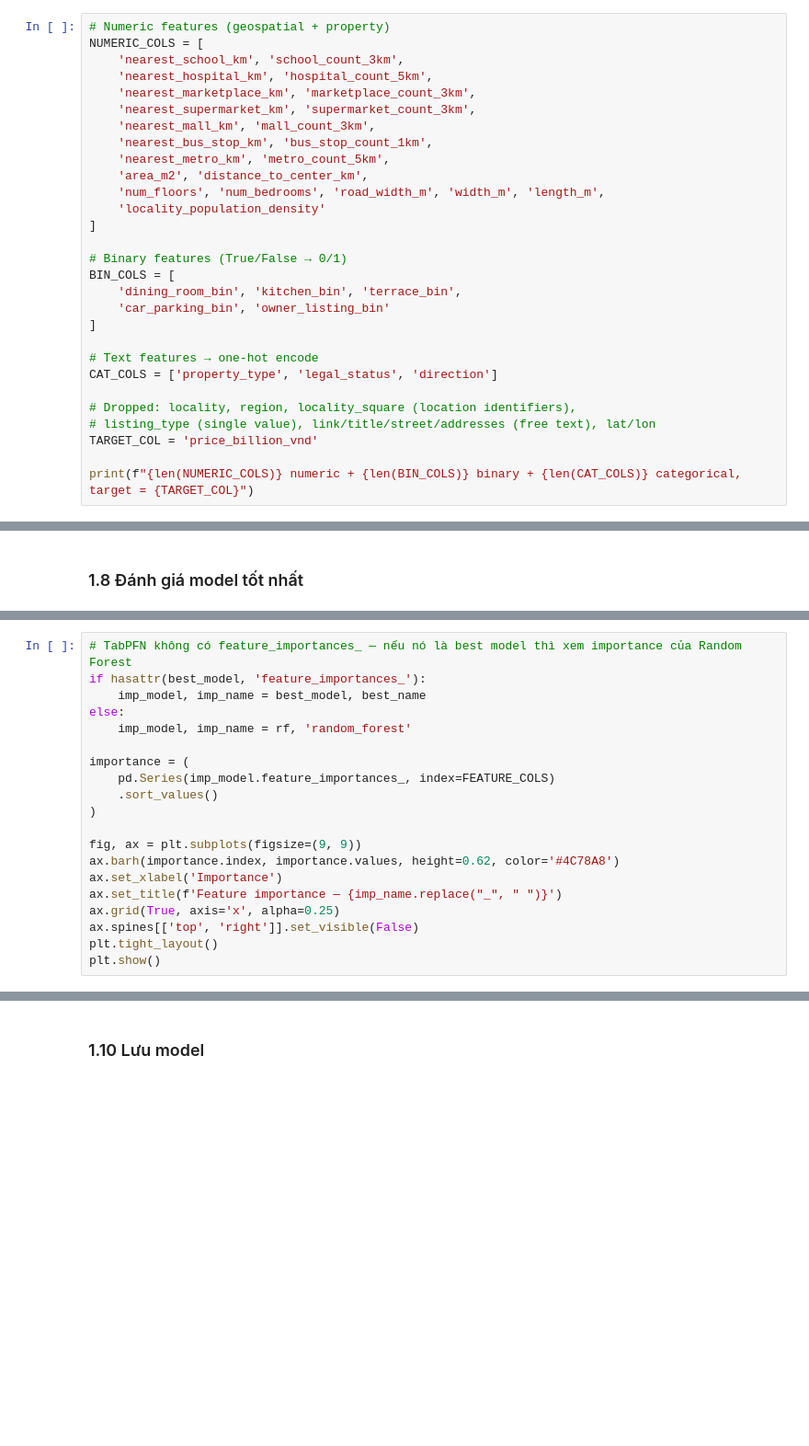
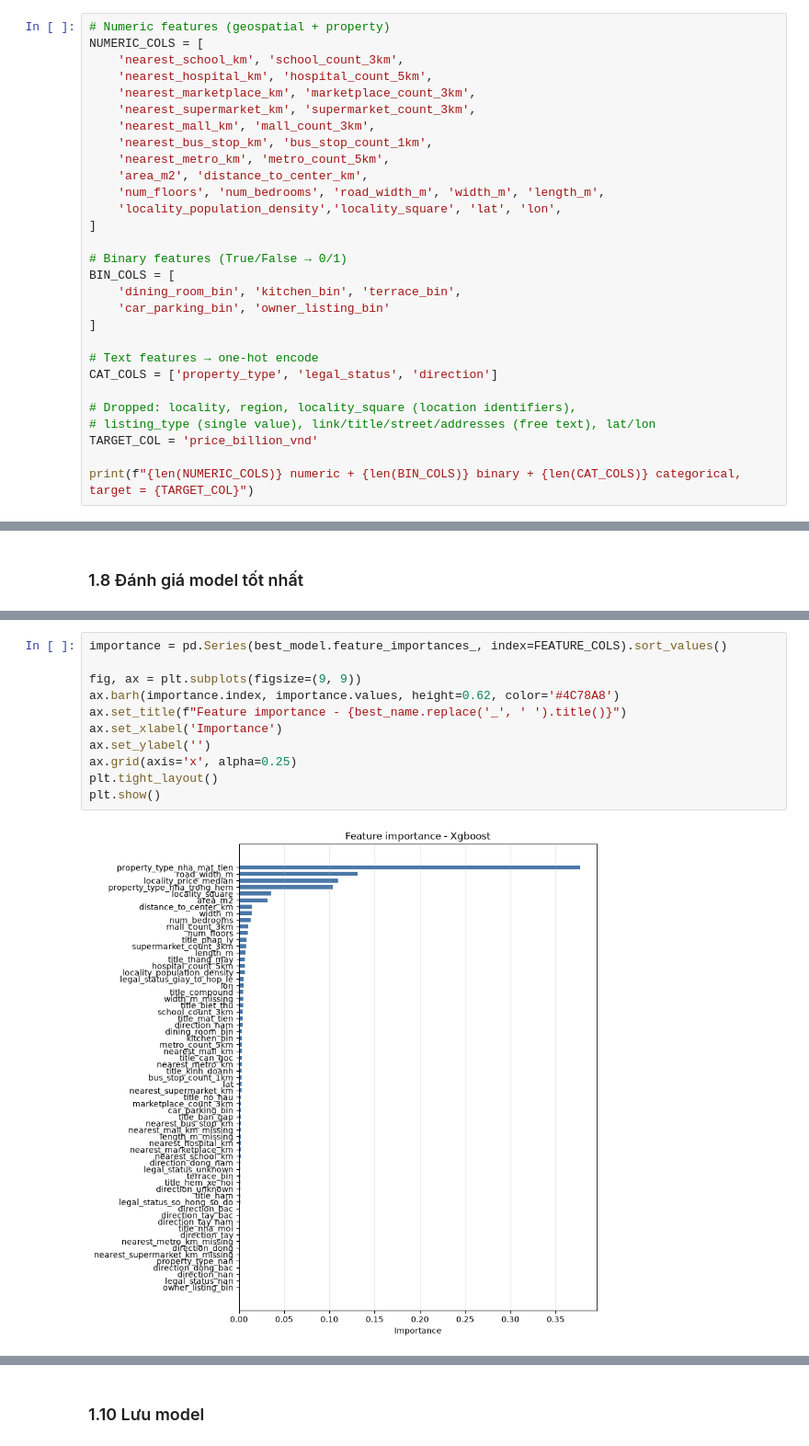
Before and after one commit to Lenhan231/Real-Estate-Valuation, a Jupyter notebook: models/train.ipynb, the cells around one changed output, grey strips where cells are left out. Shown at 92% size. Drawn from its saved outputs; the diff is of its cells as text; blank space fills up the shorter version.

Commit message:
feat: model fine tune

```diff
--- a/models/train.ipynb
+++ b/models/train.ipynb
@@ -56,7 +65,7 @@ NUMERIC_COLS = [
     'nearest_metro_km', 'metro_count_5km',
     'area_m2', 'distance_to_center_km',
     'num_floors', 'num_bedrooms', 'road_width_m', 'width_m', 'length_m',
-    'locality_population_density'
+    'locality_population_density','locality_square', 'lat', 'lon',
 ]
 
 # Binary features (True/False → 0/1)
@@ -294,20 +428,13 @@ plt.show()
 # %%
-# TabPFN không có feature_importances_ — nếu nó là best model thì xem importance của Random Forest
-if hasattr(best_model, 'feature_importances_'):
-    imp_model, imp_name = best_model, best_name
-else:
-    imp_model, imp_name = rf, 'random_forest'
-
-importance = (
-    pd.Series(imp_model.feature_importances_, index=FEATURE_COLS)
-    .sort_values()
-)
+importance = pd.Series(best_model.feature_importances_, index=FEATURE_COLS).sort_values()
 
 fig, ax = plt.subplots(figsize=(9, 9))
 ax.barh(importance.index, importance.values, height=0.62, color='#4C78A8')
+ax.set_title(f"Feature importance - {best_name.replace('_', ' ').title()}")
 ax.set_xlabel('Importance')
-ax.set_title(f'Feature importance — {imp_name.replace("_", " ")}')
-ax.grid(True, axis='x', alpha=0.25)
-ax.spines[['top', 'right']].set_visible(False)
+ax.set_ylabel('')
+ax.grid(axis='x', alpha=0.25)
 plt.tight_layout()
 plt.show()
+# %% [output]
+[figure, added]
```
Also changed, not shown: parts of 33 cells of this notebook, 34 other files.
